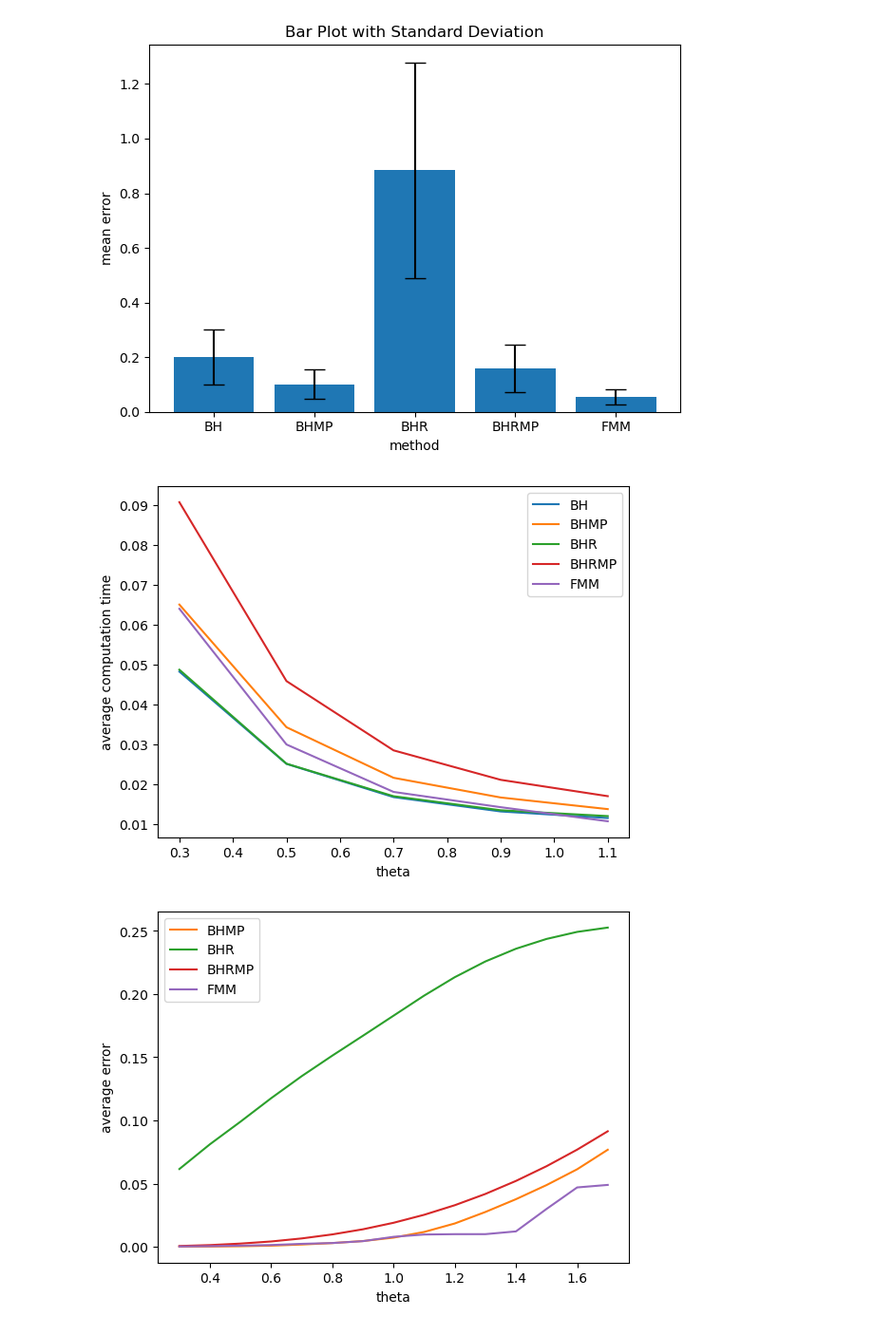
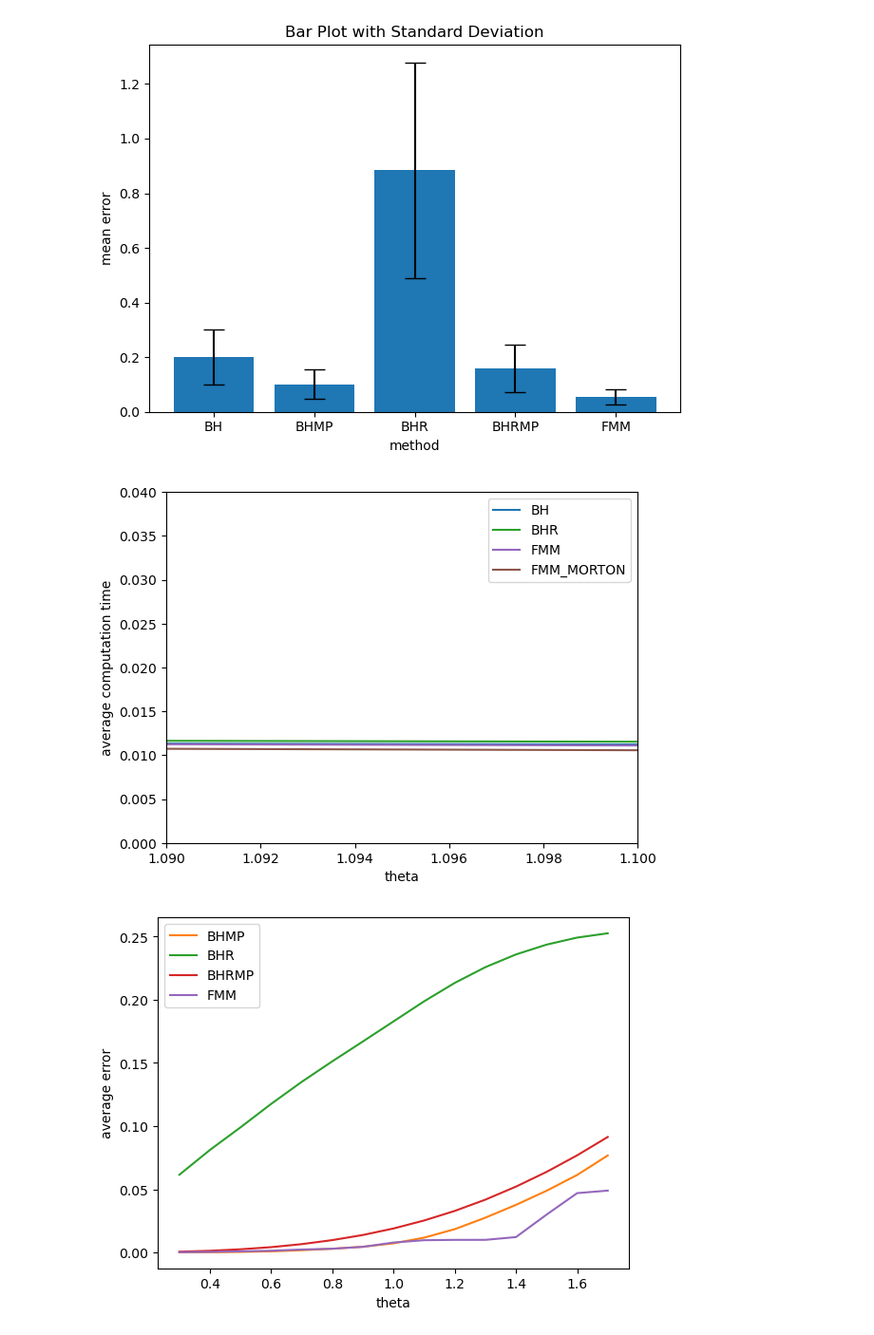
Before and after one commit to LucasFurer/MasterThesisLucas, a Jupyter notebook: grapher.ipynb, the cells around one changed output. Shown at 95% size. Drawn from its saved outputs; the diff is of its cells as text; code cells hidden in the pictures.

```diff
--- a/grapher.ipynb
+++ b/grapher.ipynb
@@ -10,13 +10,13 @@ import numpy as np
 # define what is what color
 plotColors = plt.rcParams['axes.prop_cycle'].by_key()['color']
 typeColor = {
-    "BH" :      plotColors[0],
-    "BHMP" :    plotColors[1],
-    "BHR" :     plotColors[2],
-    "BHRMP" :   plotColors[3],
-    "FMM" :     plotColors[4],
-    "FMMiter" : plotColors[5],
-    "naive" :   plotColors[6],
+    "BH" :         plotColors[0],
+    "BHMP" :       plotColors[1],
+    "BHR" :        plotColors[2],
+    "BHRMP" :      plotColors[3],
+    "FMM" :        plotColors[4],
+    "FMM_MORTON" : plotColors[5],
+    "naive" :      plotColors[6],
 }
 
 
@@ -180,20 +180,21 @@ plotBar(custom_labels, "method", "mean error", "plotOutput/lines_plot.png")
 # %%
 pointAmount = "10000"
 dataSet = "MNIST_digits"
 perp = "30"
 
 custom_labels = {
     os.path.join("graphCSV", dataSet, pointAmount, "perp" + perp, "tsneCalculationtimeThetaBH_point"    + pointAmount + "_perp" + perp + "_dataset" + dataSet + ".csv"): "BH",
-    os.path.join("graphCSV", dataSet, pointAmount, "perp" + perp, "tsneCalculationtimeThetaBHMP_point"  + pointAmount + "_perp" + perp + "_dataset" + dataSet + ".csv"): "BHMP",
+    #os.path.join("graphCSV", dataSet, pointAmount, "perp" + perp, "tsneCalculationtimeThetaBHMP_point"  + pointAmount + "_perp" + perp + "_dataset" + dataSet + ".csv"): "BHMP",
     os.path.join("graphCSV", dataSet, pointAmount, "perp" + perp, "tsneCalculationtimeThetaBHR_point"   + pointAmount + "_perp" + perp + "_dataset" + dataSet + ".csv"): "BHR",
-    os.path.join("graphCSV", dataSet, pointAmount, "perp" + perp, "tsneCalculationtimeThetaBHRMP_point" + pointAmount + "_perp" + perp + "_dataset" + dataSet + ".csv"): "BHRMP",
+    #os.path.join("graphCSV", dataSet, pointAmount, "perp" + perp, "tsneCalculationtimeThetaBHRMP_point" + pointAmount + "_perp" + perp + "_dataset" + dataSet + ".csv"): "BHRMP",
     os.path.join("graphCSV", dataSet, pointAmount, "perp" + perp, "tsneCalculationtimeThetaFMM_point"   + pointAmount + "_perp" + perp + "_dataset" + dataSet + ".csv"): "FMM",
+    os.path.join("graphCSV", dataSet, pointAmount, "perp" + perp, "tsneCalculationtimeThetaFMM_MORTON_point"   + pointAmount + "_perp" + perp + "_dataset" + dataSet + ".csv"): "FMM_MORTON",
     #os.path.join("graphCSV", dataSet, pointAmount, "perp" + perp, "tsneCalculationtimeThetaNaive_point" + pointAmount + "_perp" + perp + "_dataset" + dataSet + ".csv"): "naive",
 }
 
-plotGraph(custom_labels, 0, 20, "theta", "average computation time", "plotOutput/lines_plot.png")
+plotGraph(custom_labels, 0, 20, "theta", "average computation time", "plotOutput/lines_plot.png", False, 0.3, 1.1, 0, 0.04)
 # %% [output]
-[figure, old version]
+[figure, new version]
 # %%
 pointAmount = "10000"
 dataSet = "MNIST_digits"
```
Also changed, not shown: 8 other files.
